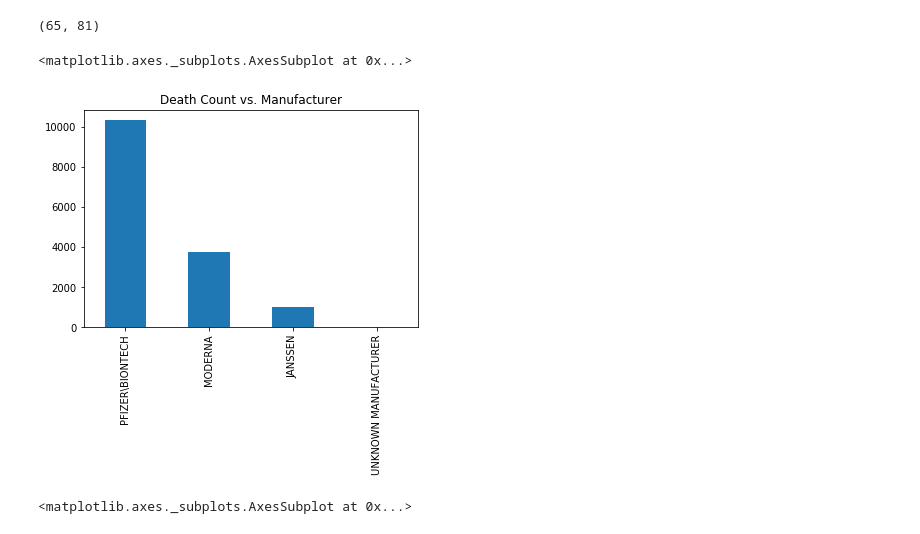
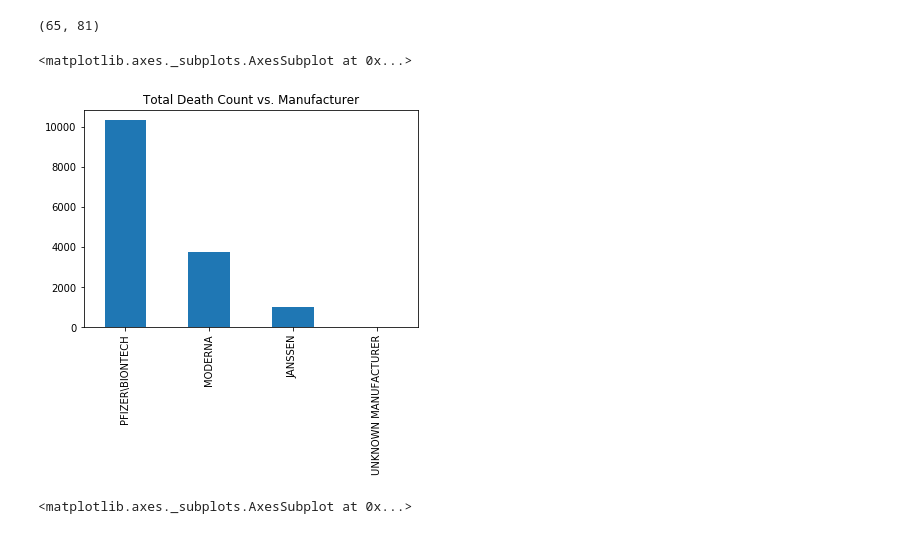
Before and after one commit to iandalrymple/VAERS, a Jupyter notebook: VAERS.ipynb, the cells around one changed output. Saved outputs shown, nothing was run; the diff lists cells and outputs as text; code cells hidden in the pictures.

```diff
--- a/VAERS.ipynb
+++ b/VAERS.ipynb
@@ -168,24 +185,24 @@ WARNING:root:Requests made without an app_token will be subject to strict thrott
 # %%
 # Get all the values of the type of vaccine to try and find the covid
 covidFrame = workingVaxFrame[workingVaxFrame["VAX_TYPE"] == "COVID19"]
 
 # Get all the deaths per manufacturer
 covidDeathsFramePerMfg = (covidFrame[covidFrame["DIED"] == "Y"].drop_duplicates(subset=["VAERS_ID"]))["VAX_MANU"].value_counts().to_frame()
 
 # Convert to a float
 covidDeathsFramePerMfg["VAX_MANU"] = covidDeathsFramePerMfg["VAX_MANU"].astype("float")
 
 # INDEX	                    VAX_MANU
 # PFIZER\BIONTECH	        10319
 # MODERNA	                3763
 # JANSSEN	                1021
 # UNKNOWN MANUFACTURER	    41
 
 # Show graphs of deaths per million for each mfg
-covidDeathsFramePerMfg["VAX_MANU"].plot(kind = "bar", title = "Death Count vs. Manufacturer")
+covidDeathsFramePerMfg["VAX_MANU"].plot(kind = "bar", title = "Total Death Count vs. Manufacturer")
 # %% [output]
 <matplotlib.axes._subplots.AxesSubplot at 0x...>
-[figure, old version]
+[figure, new version]
 # %%
 # Get todays date for us only
 usAdministered = todaysAdministered[todaysAdministered.location == "US"]
```
Also changed, not shown: parts of 3 cells of this notebook.
